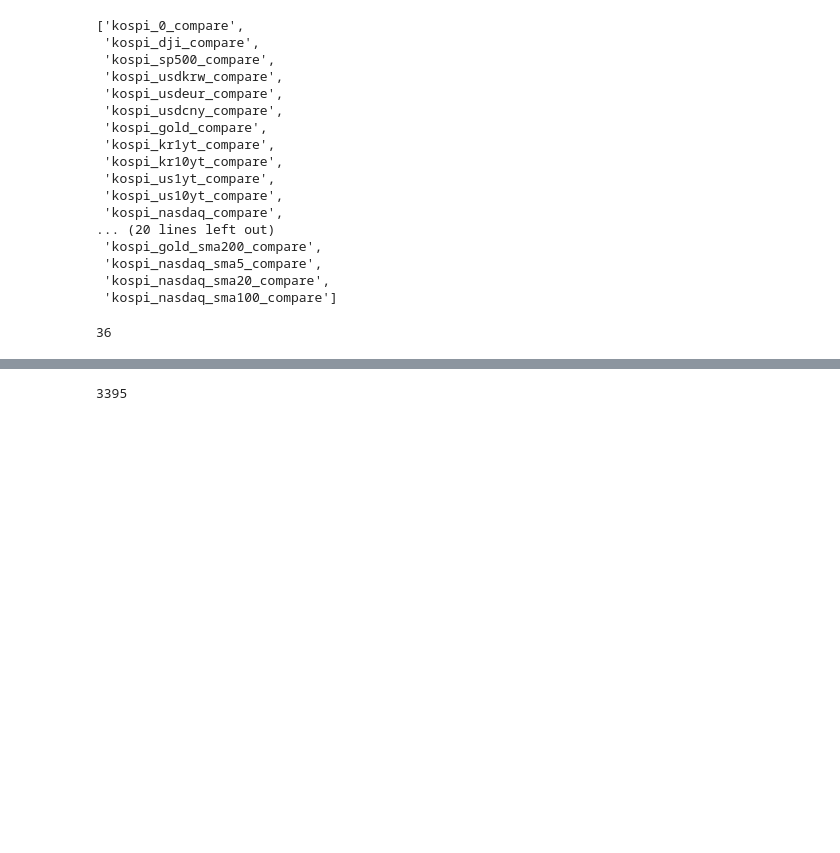
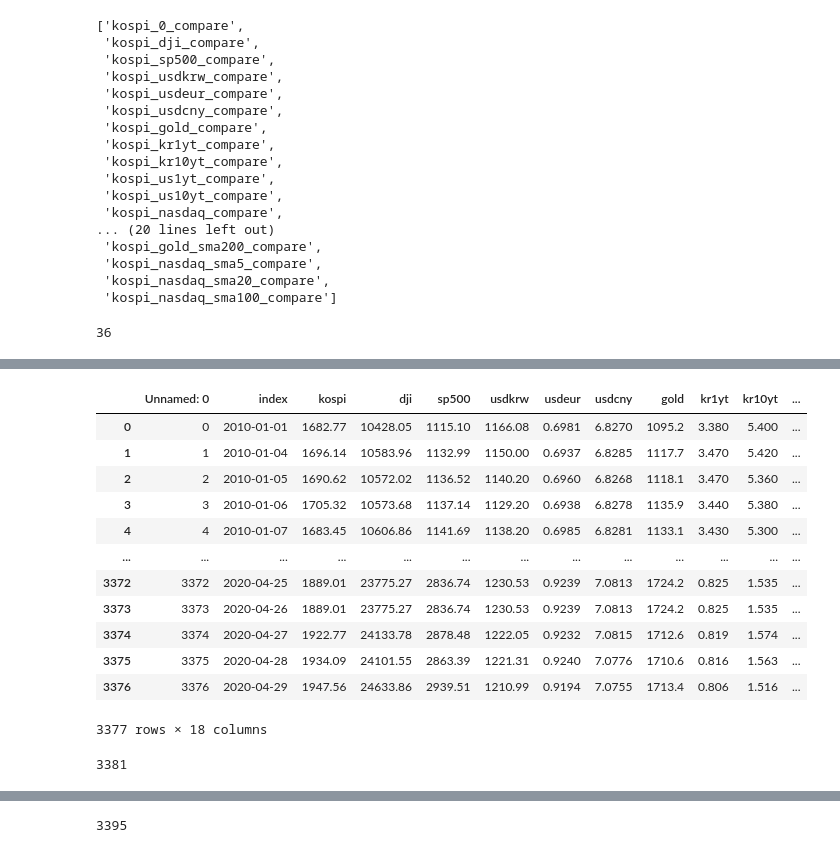
Before and after one commit to YDS-mini15/kospi-price-prediction, a Jupyter notebook: default.ipynb, the cells around one changed output, grey strips where cells are left out. Cells and saved outputs as stored; diff of their text form; code cells hidden in the pictures; blank space fills up the shorter version.

```diff
--- a/default.ipynb
+++ b/default.ipynb
@@ -447,0 +432,2 @@ Index(['index', 'kospi', 'dji', 'sp500', 'usdkrw', 'usdeur', 'usdcny', 'gold',
+# %%
+second_df = pd.read_csv('/content/drive/MyDrive/이어드림스쿨/프로젝트/주가예측/data/second_df.csv')
@@ -447,0 +443,3 @@ Index(['index', 'kospi', 'dji', 'sp500', 'usdkrw', 'usdeur', 'usdcny', 'gold',
+# %%
+second_index = second_df.index[(second_df['index'] == '2020-04-29')].tolist()[0]
+second_index
@@ -447,0 +448,3 @@ Index(['index', 'kospi', 'dji', 'sp500', 'usdkrw', 'usdeur', 'usdcny', 'gold',
+# %%
+train_df = second_df[: second_index + 1]
+train_df.tail(10)
@@ -447,0 +463,23 @@ Index(['index', 'kospi', 'dji', 'sp500', 'usdkrw', 'usdeur', 'usdcny', 'gold',
+# %%
+raw_train = train_df
+# %%
+raw_train
+# %% [output]
+|  | Unnamed: 0 | index | kospi | dji | sp500 | usdkrw | usdeur | usdcny | gold | kr1yt | kr10yt | ... |
+| 0 | 0 | 2010-01-01 | 1682.77 | 10428.05 | 1115.10 | 1166.08 | 0.6981 | 6.8270 | 1095.2 | 3.380 | 5.400 | ... |
+| 1 | 1 | 2010-01-04 | 1696.14 | 10583.96 | 1132.99 | 1150.00 | 0.6937 | 6.8285 | 1117.7 | 3.470 | 5.420 | ... |
+| 2 | 2 | 2010-01-05 | 1690.62 | 10572.02 | 1136.52 | 1140.20 | 0.6960 | 6.8268 | 1118.1 | 3.470 | 5.360 | ... |
+| 3 | 3 | 2010-01-06 | 1705.32 | 10573.68 | 1137.14 | 1129.20 | 0.6938 | 6.8278 | 1135.9 | 3.440 | 5.380 | ... |
+| 4 | 4 | 2010-01-07 | 1683.45 | 10606.86 | 1141.69 | 1138.20 | 0.6985 | 6.8281 | 1133.1 | 3.430 | 5.300 | ... |
+| ... | ... | ... | ... | ... | ... | ... | ... | ... | ... | ... | ... | ... |
+| 3372 | 3372 | 2020-04-25 | 1889.01 | 23775.27 | 2836.74 | 1230.53 | 0.9239 | 7.0813 | 1724.2 | 0.825 | 1.535 | ... |
+| 3373 | 3373 | 2020-04-26 | 1889.01 | 23775.27 | 2836.74 | 1230.53 | 0.9239 | 7.0813 | 1724.2 | 0.825 | 1.535 | ... |
+| 3374 | 3374 | 2020-04-27 | 1922.77 | 24133.78 | 2878.48 | 1222.05 | 0.9232 | 7.0815 | 1712.6 | 0.819 | 1.574 | ... |
+| 3375 | 3375 | 2020-04-28 | 1934.09 | 24101.55 | 2863.39 | 1221.31 | 0.9240 | 7.0776 | 1710.6 | 0.816 | 1.563 | ... |
+| 3376 | 3376 | 2020-04-29 | 1947.56 | 24633.86 | 2939.51 | 1210.99 | 0.9194 | 7.0755 | 1713.4 | 0.806 | 1.516 | ... |
+3377 rows × 18 columns
+# %%
+test_index = second_df.index[(second_df['index'] == '2020-05-04')].tolist()[0]
+test_index
+# %% [output]
+3381
```
Also changed, not shown: parts of 39 cells of this notebook.
